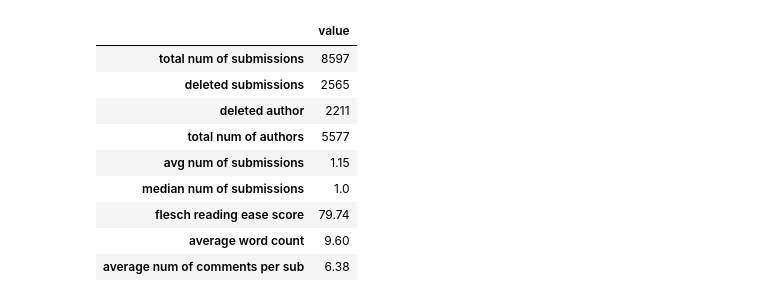
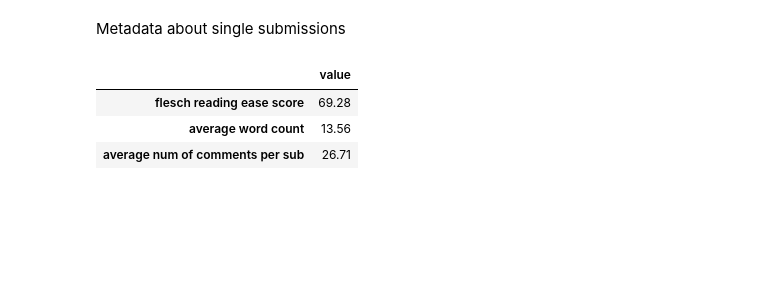
Before and after one commit to irenestrauss/nlp_on_conspiracy_theories, a Jupyter notebook: code/statistics.ipynb, the cells around one changed output. Cells and saved outputs as stored; diff of their text form; code cells hidden in the pictures; blank space fills up the shorter version.

Commit message:
überarbeitet statistics und words

```diff
--- a/code/statistics.ipynb
+++ b/code/statistics.ipynb
@@ -3,10 +3,10 @@ import pandas as pd
 import matplotlib.pyplot as plt
 import textstat
 import seaborn as sns
+from datetime import datetime
 
-
-subreddit = 'all'
-filename = f'./data/{subreddit}_submissions_redditapi.csv'
+SUBREDDIT = 'conspiracy'
+filename = f'./data/{SUBREDDIT}_submissions_redditapi.csv'
 # %%
 dataframe = pd.read_csv(filename)
 authors = dataframe.groupby('author', as_index=False).size()
@@ -12,0 +27,8 @@ authors = dataframe.groupby('author', as_index=False).size()
+# %%
+dataframe['date'] = dataframe['time'].apply(datetime.fromtimestamp)
+time = dataframe.groupby(pd.Grouper(key='date', axis=0, freq='D')).size()
+#plot = plt.plot(time.index, time.values)
+ax = sns.lineplot(x=time.index, y=time.values)
+ax.set_xticklabels(time.index.strftime('%m-%d'), rotation=40, ha='right')
+ax.set(xlabel='date in MMDD 2022', ylabel='# submissions', title=f'submissions r/{SUBREDDIT}')
+ax.figure.savefig(f'./images/{SUBREDDIT}_date', bbox_inches='tight')
@@ -13,26 +66,15 @@ authors = dataframe.groupby('author', as_index=False).size()
+# %% [markdown]
+Metadata about single submissions
 # %%
 metadata = pd.DataFrame(columns=['value'])
-metadata.loc['total num of submissions'] = pd.Series({'value':len(dataframe)})
-metadata.loc['deleted submissions'] = pd.Series({'value':len(dataframe.loc[dataframe['self_text'].isin({ "[removed]", "[deleted]"})])})
-metadata.loc['deleted author'] = pd.Series({'value':len(dataframe.loc[pd.isna(dataframe['author'])])})
-metadata.loc['total num of authors'] = pd.Series({'value':len(authors)})
-metadata.loc['avg num of submissions'] = pd.Series({'value':'{:.2f}'.format(authors['size'].mean())})
-metadata.loc['median num of submissions'] = pd.Series({'value':authors['size'].median()})
-
 metadata.loc['flesch reading ease score'] = pd.Series({'value':
         '{:.2f}'.format(sum(textstat.flesch_reading_ease(str(submission)) for submission in dataframe['title']) / len(dataframe))})
 metadata.loc['average word count'] = pd.Series({'value':
         '{:.2f}'.format(sum(textstat.lexicon_count(str(submission)) for submission in dataframe['title']) / len(dataframe))})
 metadata.loc['average num of comments per sub'] = pd.Series({'value':'{:.2f}'.format(dataframe['num_comments'].mean())})
 metadata
 # %% [output]
 |  | value |
-| total num of submissions | 8597 |
-| deleted submissions | 2565 |
-| deleted author | 2211 |
-| total num of authors | 5577 |
-| avg num of submissions | 1.15 |
-| median num of submissions | 1.0 |
-| flesch reading ease score | 79.74 |
-| average word count | 9.60 |
-| average num of comments per sub | 6.38 |
+| flesch reading ease score | 69.28 |
+| average word count | 13.56 |
+| average num of comments per sub | 26.71 |
```
Also changed, not shown: parts of 11 cells of this notebook, 3 other files.
